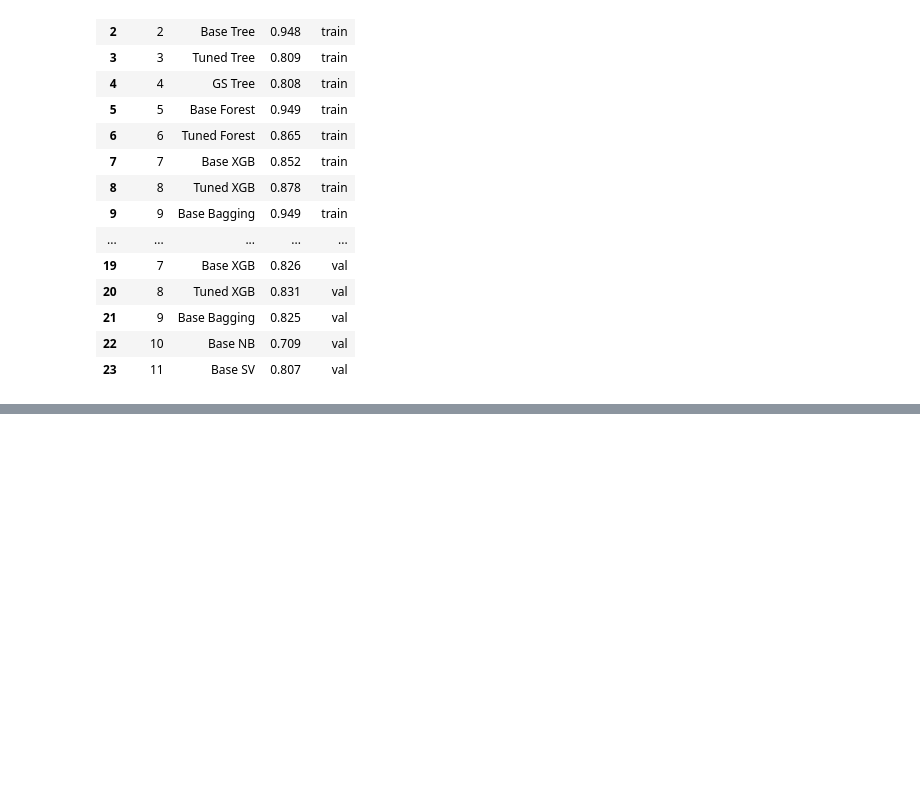
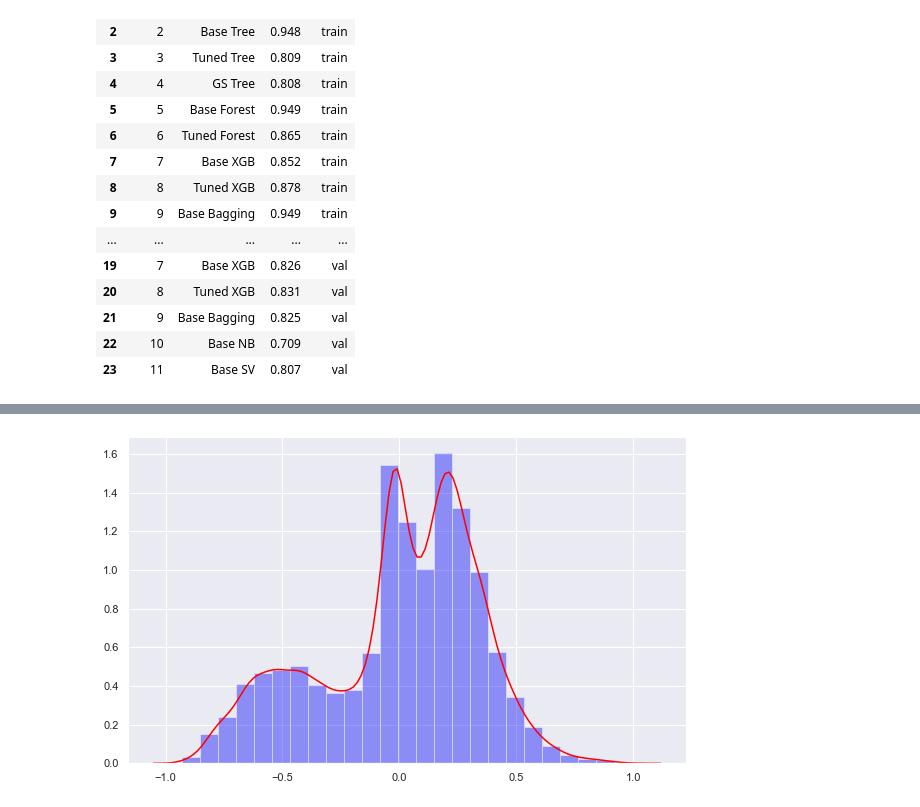
Before and after one commit to Robertoliver2000/TanzaniaWaterProject, a Jupyter notebook: notebooks/exploratory/killian_notebooks/killian_notebook.ipynb, the cells around one changed output, grey strips where cells are left out. Saved outputs shown, nothing was run; the diff lists cells and outputs as text; code cells hidden in the pictures; blank space fills up the shorter version.

```diff
--- a/notebooks/exploratory/killian_notebooks/killian_notebook.ipynb
+++ b/notebooks/exploratory/killian_notebooks/killian_notebook.ipynb
@@ -470,0 +484,6 @@ plt.ylim(.6, 1)
+# %%
+sns.set(rc = {'figure.figsize':(10,6)})
+sns.distplot((np.array(y_train).ravel() - rf_2.predict_proba(X_train)[:,1]),
+            color='blue', bins=25, kde_kws = {'color':'red'}, norm_hist=True);
+# %% [output]
+[figure, added]
```
Also changed, not shown: parts of 5 cells of this notebook, 1 other file.
